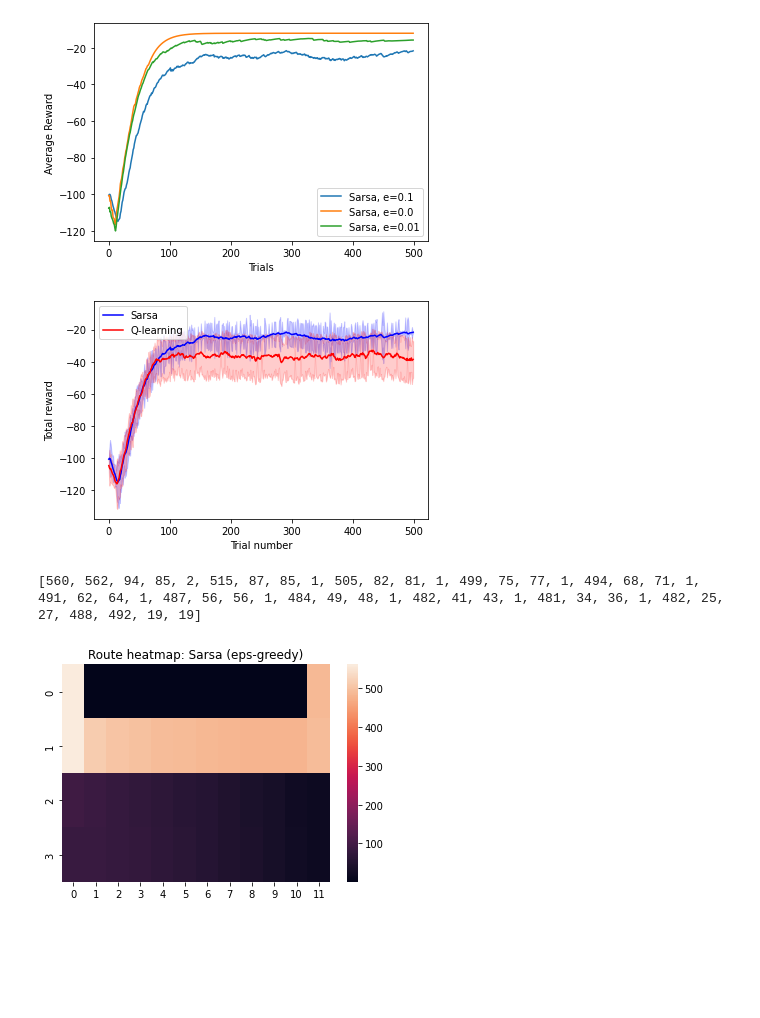
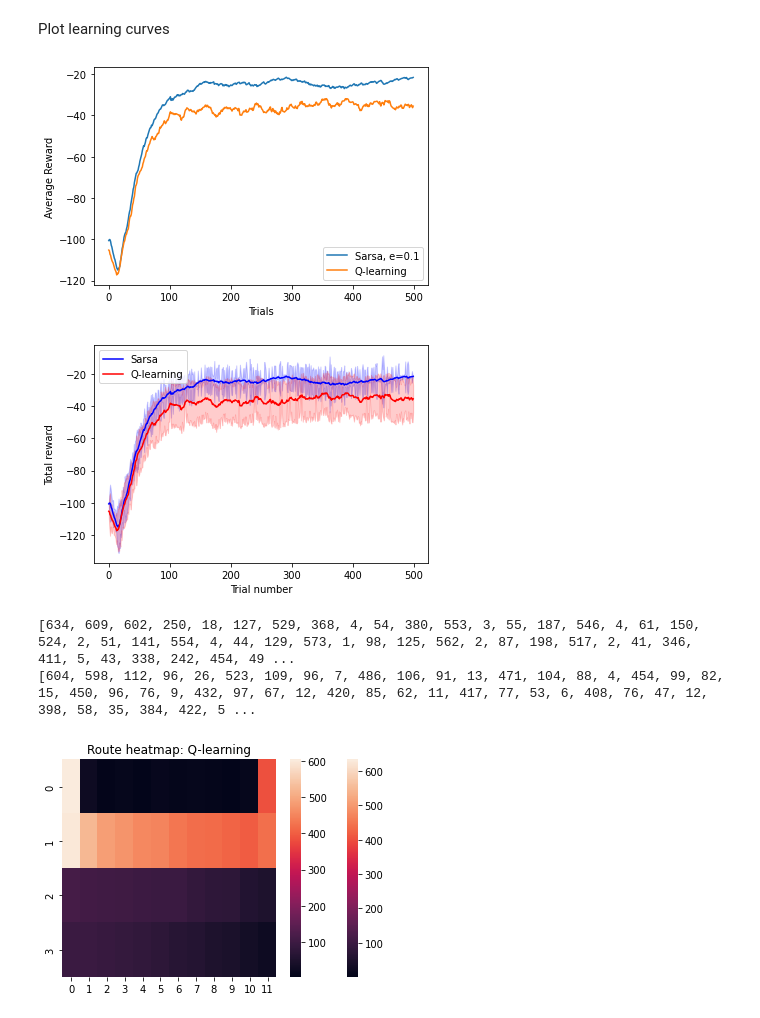
Before and after one commit to Topolewski-Kamil/robot-reinforcement-learning, a Jupyter notebook: robot.ipynb, the cells around one changed output. Saved outputs shown, nothing was run; the diff lists cells and outputs as text; code cells hidden in the pictures; blank space fills up the shorter version.

```diff
--- a/robot.ipynb
+++ b/robot.ipynb
@@ -192,29 +190,31 @@ learningRate = 0.5; # should be real, Greater than 0
 epsilon = 0.1;     # should be real, Greater or Equal to 0; epsion=0 Greedy, otherwise epsilon-Greedy
 gamma = 1;        # should be real, positive, smaller than 1
 
+### SARSA ###
 learning_curvesE = np.zeros((nRepetitions, nTrials))
 learning_curvesE2 = np.zeros((nRepetitions, nTrials))
 learning_curvesE3 = np.zeros((nRepetitions, nTrials))
-
-learning_curvesQ = np.zeros((nRepetitions, nTrials))
-learning_curvesOpt = np.zeros((nRepetitions, nTrials))
-
+learning_curvesE4 = np.zeros((nRepetitions, nTrials))
 
 rewardsE = np.zeros((nRepetitions, nTrials))
 rewardsE2 = np.zeros((nRepetitions, nTrials))
 rewardsE3 = np.zeros((nRepetitions, nTrials))
+rewardsE4 = np.zeros((nRepetitions, nTrials))
 
+### Q-learning ###
+learning_curvesQ = np.zeros((nRepetitions, nTrials))
 rewardsQ = np.zeros((nRepetitions, nTrials))
-rewardsOpt = np.zeros((nRepetitions, nTrials))
 
 
 # TODO: average number of steps to finish the task per trial for nRepetitions
 for i in range(nRepetitions):
     np.random.seed(i)
+
+    ### SARSA ###
     learning_curvesE[i], rewardsE[i,:], routesE = homing_nn(nTrials, nSteps, learningRate, epsilon, gamma, 'e-greedy', 'sarsa')
-    learning_curvesE2[i], rewardsE2[i,:], routesE2 = homing_nn(nTrials, nSteps, learningRate, 0.0, gamma, 'e-greedy', 'sarsa')
-    learning_curvesE3[i], rewardsE3[i,:], routesE3 = homing_nn(nTrials, nSteps, learningRate, 0.01, gamma, 'e-greedy', 'sarsa')
+    # learning_curvesE2[i], rewardsE2[i,:], routesE2 = homing_nn(nTrials, nSteps, learningRate, 0.0, gamma, 'e-greedy', 'sarsa') # eps=0.0
+    # learning_curvesE3[i], rewardsE3[i,:], routesE3 = homing_nn(nTrials, nSteps, learningRate, 0.01, gamma, 'e-greedy', 'sarsa') # eps=0.01
+    # learning_curvesE4[i], rewardsE4[i,:], routesE4 = homing_nn(nTrials, nSteps, learningRate, 0.2, gamma, 'e-greedy', 'sarsa') # eps=0.2
 
-    # learning_curvesOpt[i], rewardsOpt[i,:], routesOpt = homing_nn(nTrials, nSteps, learningRate, epsilon, gamma, 'opt-greedy', 'sarsa')
-
-    # learning_curvesQ[i], rewardsQ[i,:], routesQ = homing_nn(nTrials, nSteps, learningRate, epsilon, gamma, 'e-greedy', 'qlearning')
+    ### Q-learning ###
+    learning_curvesQ[i], rewardsQ[i,:], routesQ = homing_nn(nTrials, nSteps, learningRate, epsilon, gamma, 'e-greedy', 'qlearning')
@@ -223,4 +221,7 @@ for i in range(nRepetitions):
+# %% [markdown]
+Plot learning curves
 # %%
+# smooth learning curve
 def ema_smooth(rewards):
   tau = 0.05
   smooth_rewards = np.zeros((nRepetitions, nTrials))
@@ -232,39 +233,32 @@ def ema_smooth(rewards):
         smooth_rewards[i][j] = rewards[i][j] * tau + smooth_rewards[i][j-1]*(1-tau)
   return smooth_rewards
 
-# sarsa
+### SARSA ###
 smooth_rewardsE = ema_smooth(rewardsE)
-smooth_rewardsE2 = ema_smooth(rewardsE2)
-smooth_rewardsE3 = ema_smooth(rewardsE3)
 plt.plot(np.arange(nTrials), smooth_rewardsE.mean(axis=0), label = 'Sarsa, e=0.1')
-plt.plot(np.arange(nTrials), smooth_rewardsE2.mean(axis=0), label = 'Sarsa, e=0.0')
-plt.plot(np.arange(nTrials), smooth_rewardsE3.mean(axis=0), label = 'Sarsa, e=0.01')
 
+# smooth_rewardsE2 = ema_smooth(rewardsE2)
+# plt.plot(np.arange(nTrials), smooth_rewardsE2.mean(axis=0), label = 'Sarsa, e=0.0')
 
+# smooth_rewardsE3 = ema_smooth(rewardsE3)
+# plt.plot(np.arange(nTrials), smooth_rewardsE3.mean(axis=0), label = 'Sarsa, e=0.01')
 
-# # q-learning
-# smooth_rewardsQ = ema_smooth(rewardsQ)
+# smooth_rewardsE4 = ema_smooth(rewardsE4)
+# plt.plot(np.arange(nTrials), smooth_rewardsE4.mean(axis=0), label = 'Sarsa, e=0.2')
 
-# # optimistic Q
-# smooth_rewardsOpt = ema_smooth(rewardsOpt)
-
-
-# # Plot the rewards averaged over the repeats
-# plt.plot(np.arange(nTrials), smooth_rewards.mean(axis=0), label = 'Sarsa')
-
-
-# plt.plot(np.arange(nTrials), smooth_rewardsQ.mean(axis=0), label = 'Q-learning')
-# plt.plot(np.arange(nTrials), smooth_rewardsOpt.mean(axis=0), label = 'Sarsa-Optimistic')
+### Q-learning ###
+smooth_rewardsQ = ema_smooth(rewardsQ)
+plt.plot(np.arange(nTrials), smooth_rewardsQ.mean(axis=0), label = 'Q-learning')
 
 plt.xlabel('Trials')
 plt.ylabel('Average Reward')
 plt.legend()
 plt.show()
 # %% [output]
-[figure, old version]
+[figure, new version]
 # %%
 # Plot the average reward as a function of the number of trials --> the average has to be performed over the episodes
-meansE = np.mean(smooth_rewards, axis = 0)
+meansE = np.mean(smooth_rewardsE, axis = 0)
 meansQ = np.mean(smooth_rewardsQ, axis = 0)
 
 errorsE = np.std(rewardsE, axis = 0) / np.sqrt(nRepetitions) # errorbars are equal to standard error i.e. std/sqrt(samples)
@@ -277,32 +271,32 @@ plt.plot(x, meansQ, 'r-', label='Q-learning', linewidth = 1.5,)
 plt.fill_between(x, meansQ - errorsQ, meansQ + errorsQ, color='r', alpha=0.2)
 plt.xlabel('Trial number')
 plt.ylabel('Total reward')
-
 plt.legend()
-# plt.savefig('sarsa_vs_q.png', dpi=300)
 plt.show()
 # %% [output]
-[figure, old version]
+[figure, new version]
 # %%
 mapsize = 48
 def heatmap(routes, title):
   occurances = []
   for i in range(mapsize):
     occurances.append(routes.count(i))
-  print(occurances)
-
   occurances = np.array(occurances).reshape(12,4)
   occurances = np.rot90(occurances)
   ax = sns.heatmap(np.flip(occurances, axis=0))
   ax.set_title(title)
 
+### SARSA ###
+heatmap(routesE, 'Route heatmap: Sarsa (e=0.02)')
+# heatmap(routesE2, 'Route heatmap: Sarsa (e=0.02)')
+# heatmap(routesE3, 'Route heatmap: Sarsa (e=0.02)')
+# heatmap(routesE4, 'Route heatmap: Sarsa (e=0.02)')
 
-heatmap(routesE2, 'Route heatmap: Sarsa (eps-greedy)')
+### Q-learning ###
+heatmap(routesQ, 'Route heatmap: Q-learning')
+
 plt.show()
-
-# heatmap(routesQ, 'Route heatmap: Q-learning (eps-greedy)')
-# plt.savefig('heat-q.png', dpi=300)
-plt.show()
 # %% [output]
-[560, 562, 94, 85, 2, 515, 87, 85, 1, 505, 82, 81, 1, 499, 75, 77, 1, 494, 68, 71, 1, 491, 62, 64, 1, 487, 56, 56, 1, 484, 49, 48, 1, 482, 41, 43, 1, 481, 34, 36, 1, 482, 25, 27, 488, 492, 19, 19]
+[634, 609, 602, 250, 18, 127, 529, 368, 4, 54, 380, 553, 3, 55, 187, 546, 4, 61, 150, 524, 2, 51, 141, 554, 4, 44, 129, 573, 1, 98, 125, 562, 2, 87, 198, 517, 2, 41, 346, 411, 5, 43, 338, 242, 454, 49 ...
+[604, 598, 112, 96, 26, 523, 109, 96, 7, 486, 106, 91, 13, 471, 104, 88, 4, 454, 99, 82, 15, 450, 96, 76, 9, 432, 97, 67, 12, 420, 85, 62, 11, 417, 77, 53, 6, 408, 76, 47, 12, 398, 58, 35, 384, 422, 5 ...
-[figure, old version]
+[figure, new version]
```
Also changed, not shown: parts of 7 cells of this notebook.
